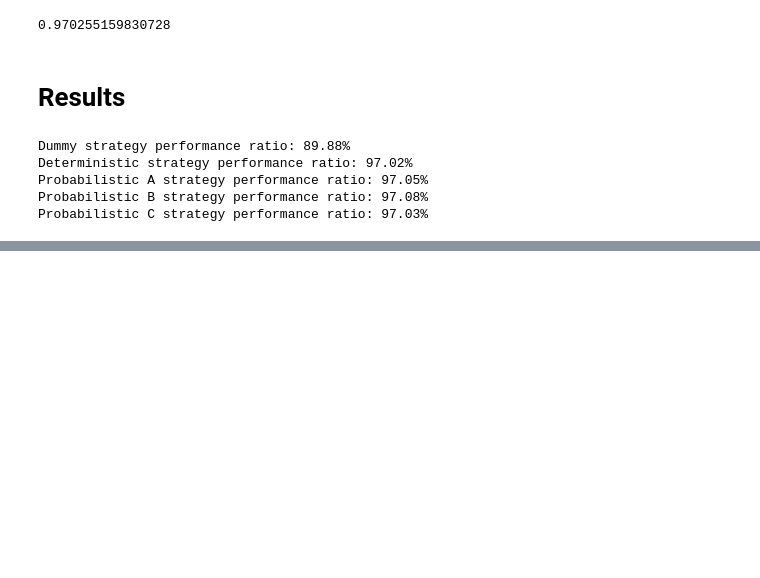
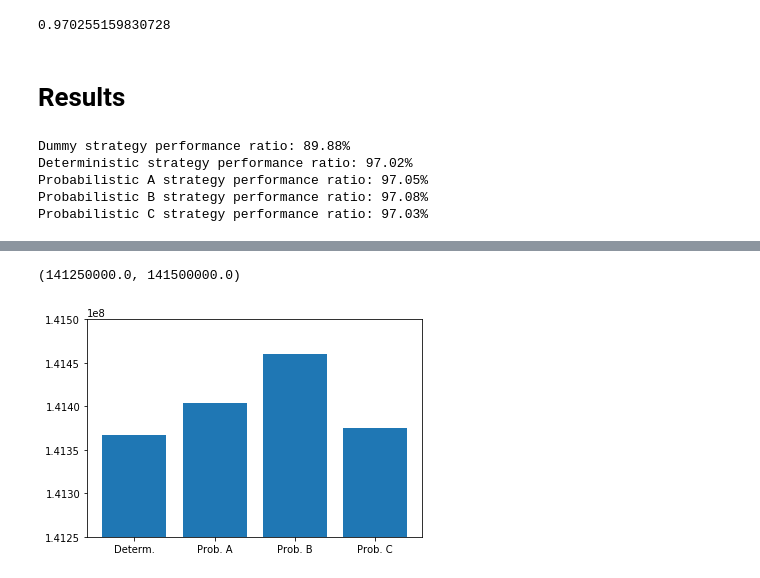
Before and after one commit to lucasblt/ren-elec-markets, a Jupyter notebook: assignment2/assignment2.ipynb, the cells around one changed output, grey strips where cells are left out. Saved outputs shown, nothing was run; the diff lists cells and outputs as text; code cells hidden in the pictures; blank space fills up the shorter version.

```diff
--- a/assignment2/assignment2.ipynb
+++ b/assignment2/assignment2.ipynb
@@ -411,4 +413,7 @@ plt.ylim([1.25e8, 1.48e8])
 # %%
 y = [strategy2_revenue, strategy3_revenue, strategy3b_revenue, strategy3c_revenue]
 plt.bar(['Determ.', 'Prob. A', 'Prob. B', 'Prob. C'] , y)
-plt.ylim([1.420e8, 1.4220e8])
+plt.ylim([1.4125e8, 1.4150e8])
+# %% [output]
+(141250000.0, 141500000.0)
+[figure, added]
```
Also changed, not shown: parts of 2 cells of this notebook.
